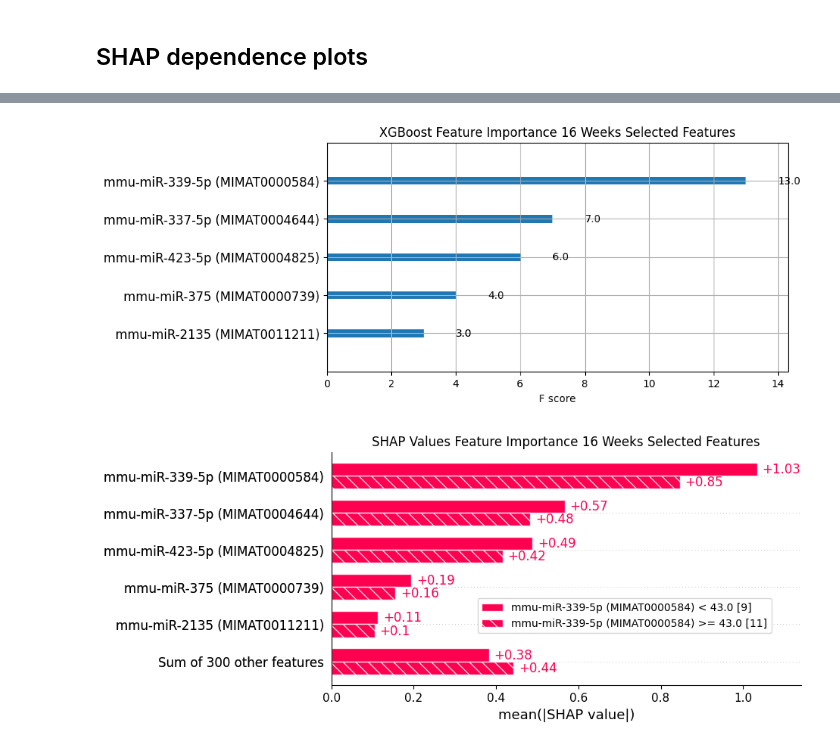
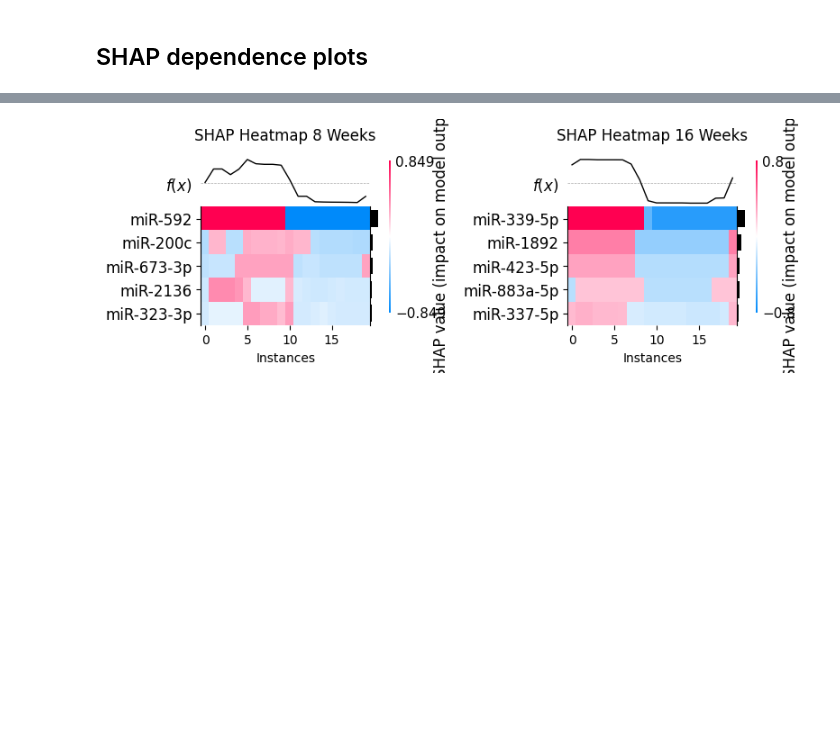
Before and after one commit to uflcod/miRNA-periodontal-disease, a Jupyter notebook: notebooks/xgboost_miRNA.ipynb, the cells around one changed output, grey strips where cells are left out. Drawn from its saved outputs; the diff is of its cells as text; code cells hidden in the pictures; blank space fills up the shorter version.

```diff
--- a/notebooks/xgboost_miRNA.ipynb
+++ b/notebooks/xgboost_miRNA.ipynb
@@ -541,11 +167,28 @@ plot_shap_feature_importance(
-# %%
-plot_xgb_feature_importance(model_selected_16, 'XGBoost Feature Importance 16 Weeks Selected Features')
-plot_shap_feature_importance(
-    shap_values_selected_16,
-    'SHAP Values Feature Importance 16 Weeks Selected Features',
-    legend_loc='lower left',
-    bbox_values=(0.3, 0.2)
-)
-# %% [output]
-[figure, removed]
-[figure, removed]
+# %%
+heatmap1_params = {
+    'shap_values':top_shap_values(shap_values_8_weeks),
+    'title':"SHAP Heatmap 8 Weeks",
+    'show_plot':False,
+    'save_fig':False
+}
+heatmap2_params = {
+    'shap_values':top_shap_values(shap_values_16_weeks),
+    'title':"SHAP Heatmap 16 Weeks",
+    'show_plot':False,
+    'save_fig':False
+}
+heatmap3_params = {
+    'shap_values':top_shap_values(shap_values_all_weeks),
+    'title':"SHAP Heatmap All Weeks",
+    'show_plot':False,
+    'save_fig':False
+}
+# %%
+combine_shap_heatmaps(
+    heatmap1_params,
+    heatmap2_params,
+    heatmap3_params,
+    save_fig=False
+)
+# %% [output]
+[figure, added]
```
Also changed, not shown: parts of 58 cells of this notebook, 34 other files.
